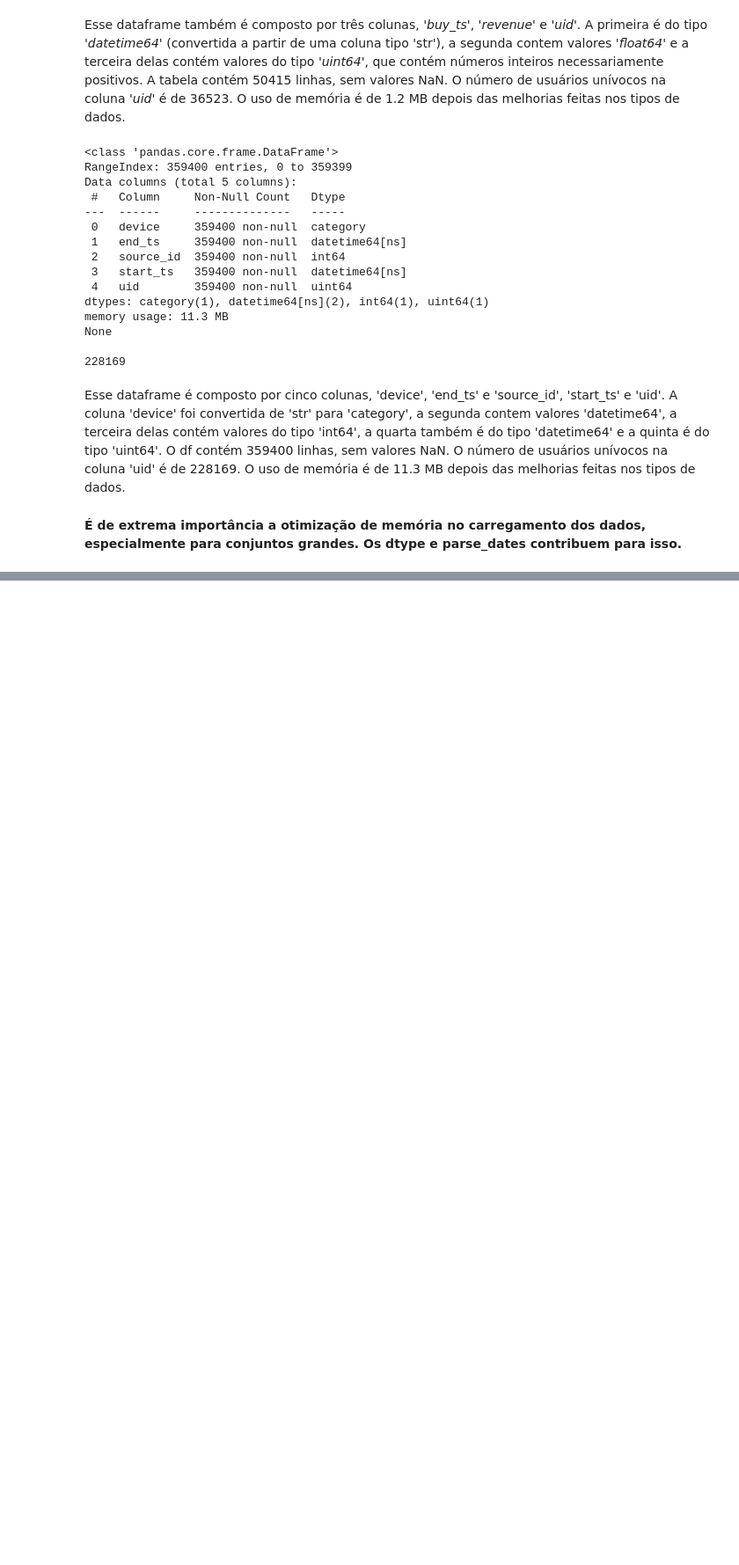
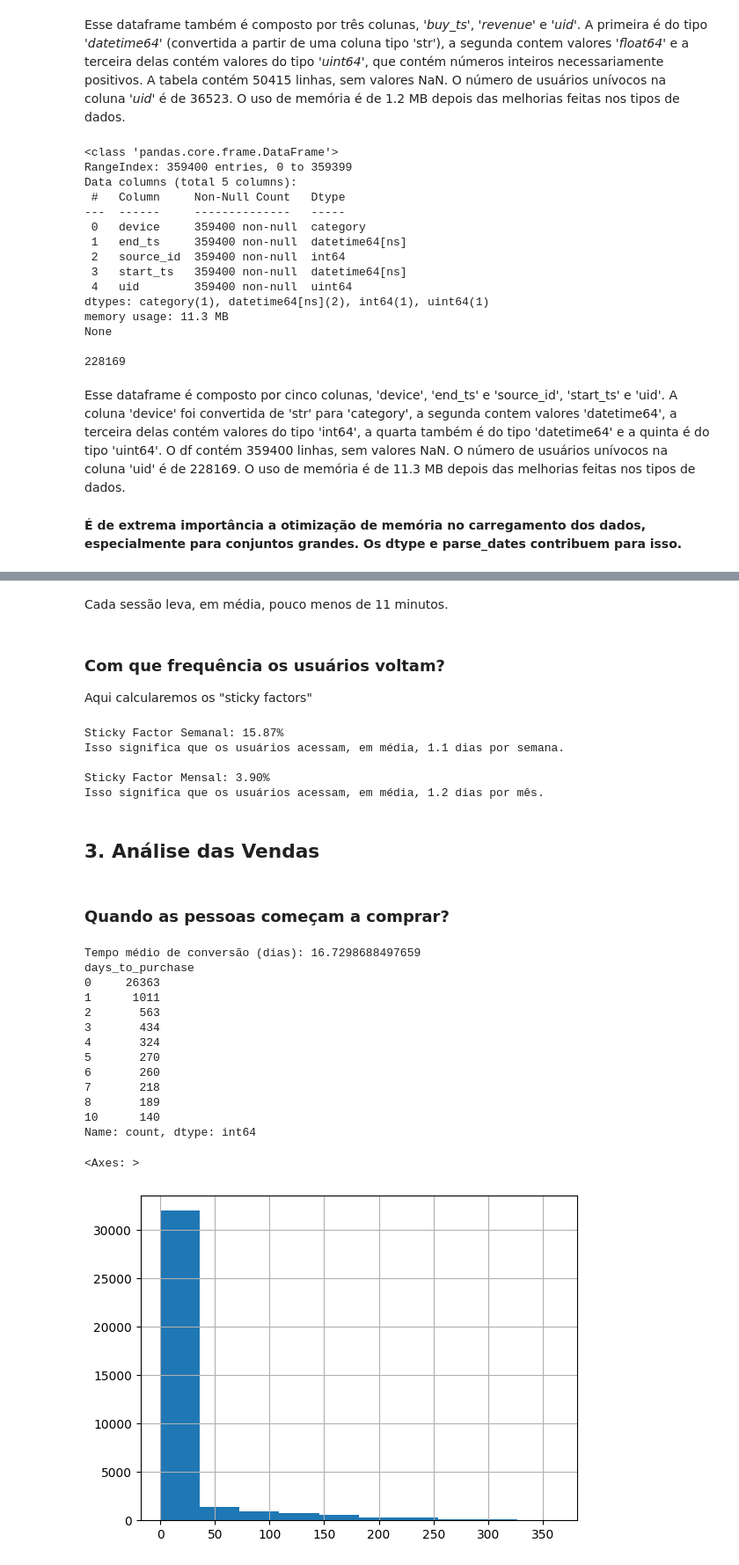
Before and after one commit to msitta/YAfisha, a Jupyter notebook: YAfisha.ipynb, the cells around one changed output, grey strips where cells are left out. Shown at 88% size. Saved outputs shown, nothing was run; the diff lists cells and outputs as text; code cells hidden in the pictures; blank space fills up the shorter version.

Commit message:
Atualizando as análises finais.

```diff
--- a/YAfisha.ipynb
+++ b/YAfisha.ipynb
@@ -100,9 +12,9 @@ import numpy as np
 from scipy import stats as st
 # %%
 # Os dataframes são carregados e os parâmetros parse_dates e dtype são utilizados para otimização de memória e tipo de dados.
-costs_df = pd.read_csv('/content/drive/MyDrive/Tripleten/Data_sets/costs_us.csv', parse_dates=['dt'])
-orders_df = pd.read_csv('/content/drive/MyDrive/Tripleten/Data_sets/orders_log_us.csv', parse_dates=['Buy Ts'])
-visits_df = pd.read_csv('/content/drive/MyDrive/Tripleten/Data_sets/visits_log_us.csv', parse_dates=['Start Ts', 'End Ts'], dtype={'Device': 'category'})
+costs_df = pd.read_csv('./Data_sets/costs_us.csv', parse_dates=['dt'])
+orders_df = pd.read_csv('./Data_sets/orders_log_us.csv', parse_dates=['Buy Ts'])
+visits_df = pd.read_csv('./Data_sets/visits_log_us.csv', parse_dates=['Start Ts', 'End Ts'], dtype={'Device': 'category'})
 
 # Renomeação das colunas para que remetam mais facilmente a seus conteúdos.
 costs_df.columns = ('source_id', 'date', 'costs' )
@@ -172,0 +87,9 @@ Esse dataframe é composto por cinco colunas, 'device', 'end_ts' e 'source_id',
+# %%
+# Extraindo dia, semana e mês para agrupamentos
+visits_df['session_year'] = visits_df['start_ts'].dt.year
+visits_df['session_month'] = visits_df['start_ts'].dt.month
+visits_df['session_week'] = visits_df['start_ts'].dt.isocalendar().week
+visits_df['session_date'] = visits_df['start_ts'].dt.date
+
+# Visualizando se deu certo
+print(visits_df.head())
@@ -178,0 +148,62 @@ Com que frequência os usuários voltam?
+# %% [markdown]
+Cada sessão leva, em média, pouco menos de 11 minutos.
+# %% [markdown]
+### Com que frequência os usuários voltam?
+Aqui calcularemos os "sticky factors"
+# %%
+sticky_factor_w = (dau_total / wau_total) * 100
+sticky_factor_m = (dau_total / mau_total) * 100
+
+dias_por_semana = (sticky_factor_w * 7) / 100
+print(f'Sticky Factor Semanal: {sticky_factor_w:.2f}%')
+print(f'Isso significa que os usuários acessam, em média, {dias_por_semana:.1f} dias por semana.')
+print()
+
+dias_por_mes = (sticky_factor_m * 30) / 100
+print(f'Sticky Factor Mensal: {sticky_factor_m:.2f}%')
+print(f'Isso significa que os usuários acessam, em média, {dias_por_mes:.1f} dias por mês.')
+# %% [output]
+Sticky Factor Semanal: 15.87%
+Isso significa que os usuários acessam, em média, 1.1 dias por semana.
+
+Sticky Factor Mensal: 3.90%
+Isso significa que os usuários acessam, em média, 1.2 dias por mês.
+# %% [markdown]
+## 3. Análise das Vendas
+# %% [markdown]
+### Quando as pessoas começam a comprar?
+# %%
+# Achar a primeira visita de cada usuário
+first_visits = visits_df.groupby('uid')['start_ts'].min().reset_index()
+first_visits.columns = ['uid', 'first_visit_dt']
+
+# Achar a primeira compra de cada usuário
+first_orders = orders_df.groupby('uid')['buy_ts'].min().reset_index()
+first_orders.columns = ['uid', 'first_order_dt']
+
+# Juntar as duas tabelas (apenas usuários que compraram vão aparecer)
+conversion = pd.merge(first_visits, first_orders, on='uid')
+
+# Calcular a diferença
+conversion['days_to_purchase'] = (conversion['first_order_dt'] - conversion['first_visit_dt']).dt.days
+
+# Agora podemos ver a média e o histograma para termos uma ideia da distribuição
+print('Tempo médio de conversão (dias):', conversion['days_to_purchase'].mean())
+print(conversion['days_to_purchase'].value_counts().head(10)) # Para ver quantos convertem em 0 dias
+(conversion['days_to_purchase']).hist(bins=10)
+# %% [output]
+Tempo médio de conversão (dias): 16.7298688497659
+days_to_purchase
+0     26363
+1      1011
+2       563
+3       434
+4       324
+5       270
+6       260
+7       218
+8       189
+10      140
+Name: count, dtype: int64
+<Axes: >
+[figure, added]
```
Also changed, not shown: parts of 51 cells of this notebook.
